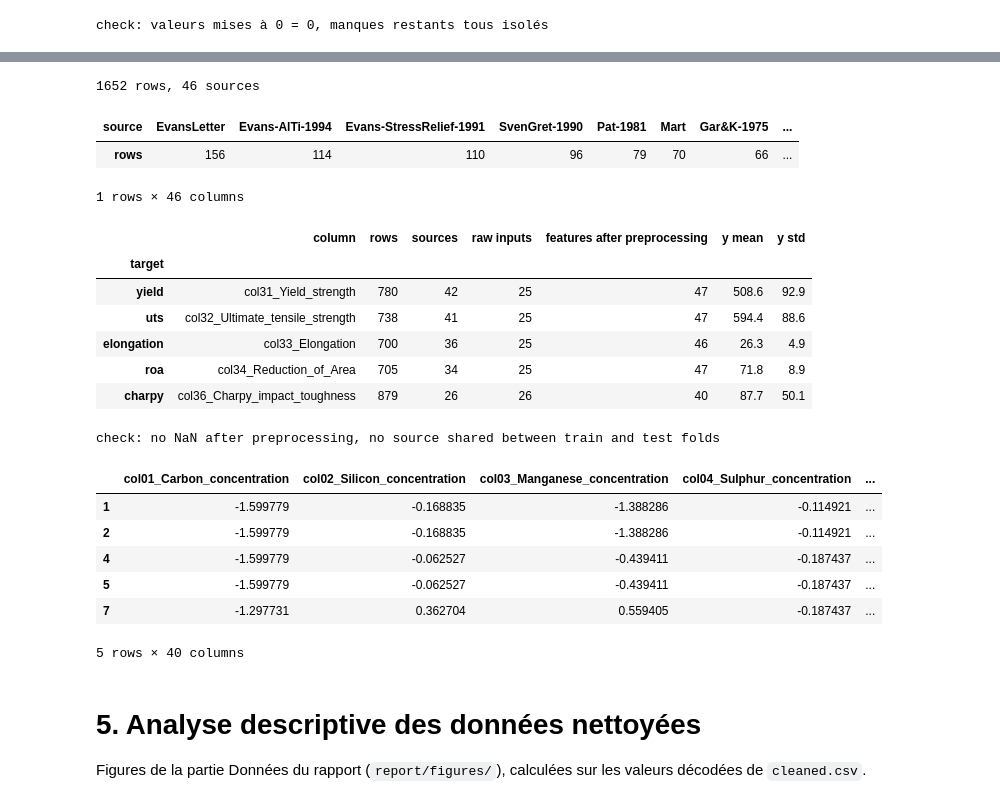
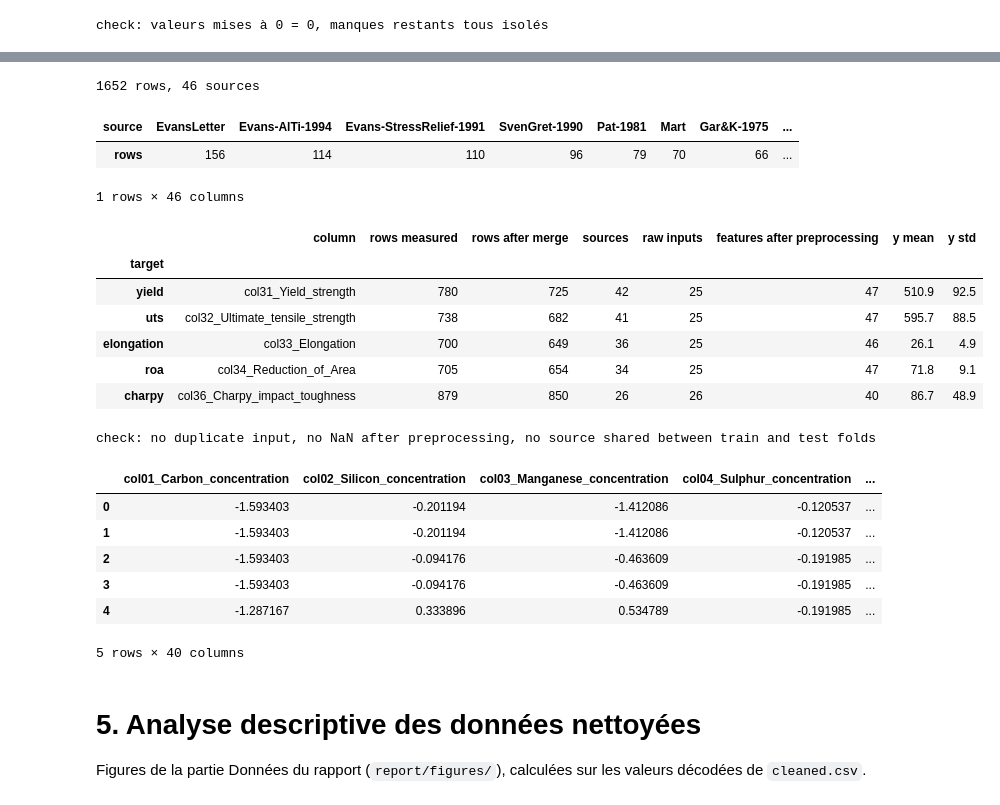
Before and after one commit to marglgls/Projet-ML-soudures, a Jupyter notebook: data_preprocessing.ipynb, the cells around one changed output, grey strips where cells are left out. Cells and saved outputs as stored; diff of their text form; code cells hidden in the pictures.

Commit message:
docs(notebook): documenter la fusion des doublons d'entrée (partie 4)

```diff
--- a/data_preprocessing.ipynb
+++ b/data_preprocessing.ipynb
@@ -803,49 +808,50 @@ sys.path.insert(0, "preprocessing")
 from ml_dataset import TARGETS, get_xy, load_cleaned, make_preprocessor
 
 ml = load_cleaned()
 print(f"{ml.shape[0]} rows, {ml['source'].nunique()} sources")
 display(ml["source"].value_counts().rename("rows").to_frame().T)
 
 summary = []
 for target in TARGETS:
     X, y, groups = get_xy(ml, target)
+    assert not X.duplicated().any()  # plus aucun doublon d'entrée
     Xt = make_preprocessor(X).fit_transform(X)
     assert not np.isnan(Xt).any()
     # Leakage check: no source on both sides of any GroupKFold split
     for train, test in GroupKFold(n_splits=5).split(X, y, groups):
         assert not set(groups.iloc[train]) & set(groups.iloc[test])
     summary.append({
-        "target": target, "column": TARGETS[target], "rows": len(y),
+        "target": target, "column": TARGETS[target], "rows measured": int(ml[TARGETS[target]].notna().sum()), "rows after merge": len(y),
         "sources": groups.nunique(), "raw inputs": X.shape[1],
         "features after preprocessing": Xt.shape[1],
         "y mean": round(y.mean(), 1), "y std": round(y.std(), 1),
     })
 display(pd.DataFrame(summary).set_index("target"))
-print("check: no NaN after preprocessing, no source shared between train and test folds")
+print("check: no duplicate input, no NaN after preprocessing, no source shared between train and test folds")
 
 # Example of the transformed design matrix (fitted on all rows here for display only)
 X, y, groups = get_xy(ml, "charpy")
 prep = make_preprocessor(X).fit(X)
 display(pd.DataFrame(prep.transform(X), columns=prep.get_feature_names_out(), index=X.index).head())
 # %% [output]
 1652 rows, 46 sources
 | source | EvansLetter | Evans-AlTi-1994 | Evans-StressRelief-1991 | SvenGret-1990 | Pat-1981 | Mart | Gar&K-1975 | ... |
 | rows | 156 | 114 | 110 | 96 | 79 | 70 | 66 | ... |
 1 rows × 46 columns
-|  | column | rows | sources | raw inputs | features after preprocessing | y mean | y std |
-| target |  |  |  |  |  |  |  |
-| yield | col31_Yield_strength | 780 | 42 | 25 | 47 | 508.6 | 92.9 |
-| uts | col32_Ultimate_tensile_strength | 738 | 41 | 25 | 47 | 594.4 | 88.6 |
-| elongation | col33_Elongation | 700 | 36 | 25 | 46 | 26.3 | 4.9 |
-| roa | col34_Reduction_of_Area | 705 | 34 | 25 | 47 | 71.8 | 8.9 |
-| charpy | col36_Charpy_impact_toughness | 879 | 26 | 26 | 40 | 87.7 | 50.1 |
+|  | column | rows measured | rows after merge | sources | raw inputs | features after preprocessing | y mean | y std |
+| target |  |  |  |  |  |  |  |  |
+| yield | col31_Yield_strength | 780 | 725 | 42 | 25 | 47 | 510.9 | 92.5 |
+| uts | col32_Ultimate_tensile_strength | 738 | 682 | 41 | 25 | 47 | 595.7 | 88.5 |
+| elongation | col33_Elongation | 700 | 649 | 36 | 25 | 46 | 26.1 | 4.9 |
+| roa | col34_Reduction_of_Area | 705 | 654 | 34 | 25 | 47 | 71.8 | 9.1 |
+| charpy | col36_Charpy_impact_toughness | 879 | 850 | 26 | 26 | 40 | 86.7 | 48.9 |
-check: no NaN after preprocessing, no source shared between train and test folds
+check: no duplicate input, no NaN after preprocessing, no source shared between train and test folds
 |  | col01_Carbon_concentration | col02_Silicon_concentration | col03_Manganese_concentration | col04_Sulphur_concentration | ... |
-| 1 | -1.599779 | -0.168835 | -1.388286 | -0.114921 | ... |
-| 2 | -1.599779 | -0.168835 | -1.388286 | -0.114921 | ... |
-| 4 | -1.599779 | -0.062527 | -0.439411 | -0.187437 | ... |
-| 5 | -1.599779 | -0.062527 | -0.439411 | -0.187437 | ... |
-| 7 | -1.297731 | 0.362704 | 0.559405 | -0.187437 | ... |
+| 0 | -1.593403 | -0.201194 | -1.412086 | -0.120537 | ... |
+| 1 | -1.593403 | -0.201194 | -1.412086 | -0.120537 | ... |
+| 2 | -1.593403 | -0.094176 | -0.463609 | -0.191985 | ... |
+| 3 | -1.593403 | -0.094176 | -0.463609 | -0.191985 | ... |
+| 4 | -1.287167 | 0.333896 | 0.534789 | -0.191985 | ... |
 5 rows × 40 columns
 # %% [markdown]
 # 5. Analyse descriptive des données nettoyées
```
Also changed, not shown: parts of 3 cells of this notebook.
